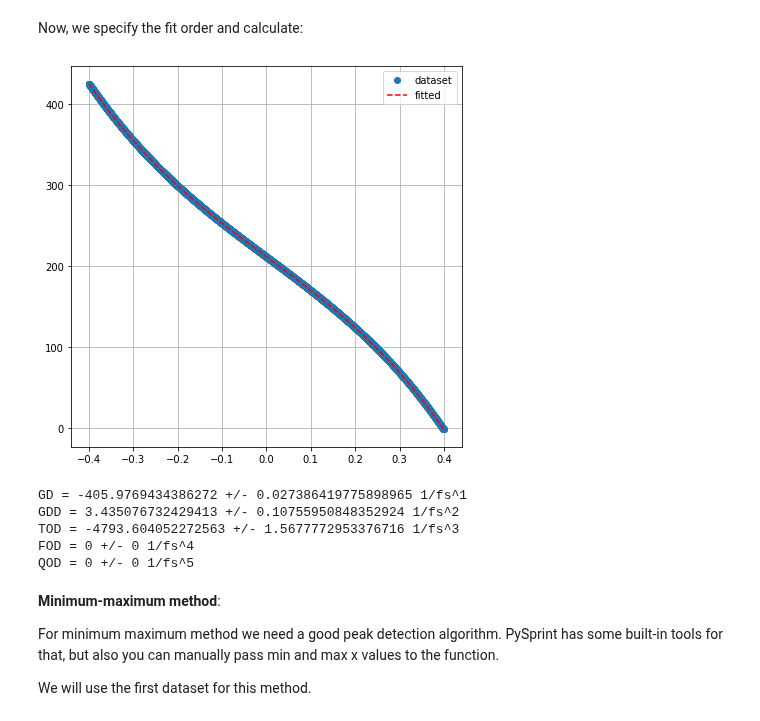
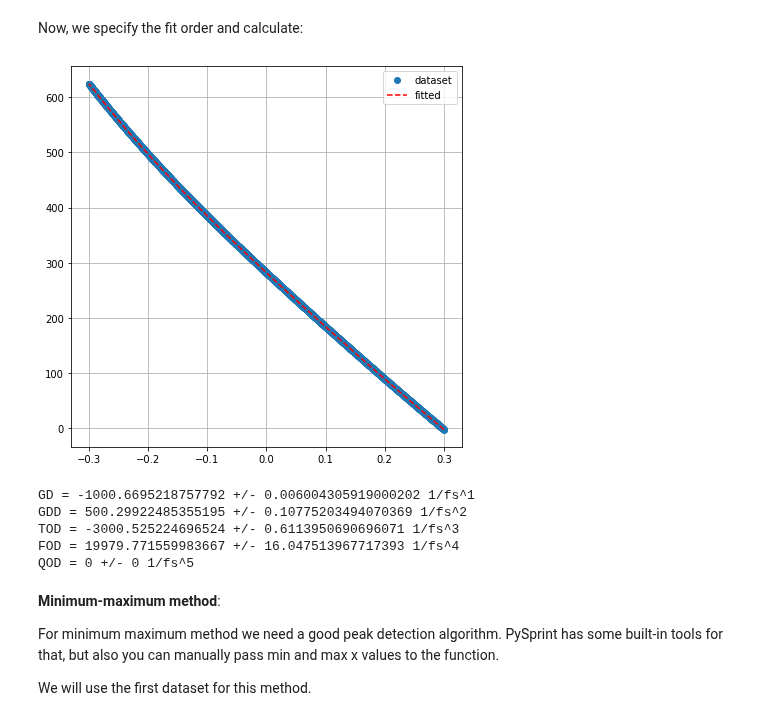
Before and after one commit to Ptrskay3/PySprint, a Jupyter notebook: doc/Methods.ipynb, the cells around one changed output. Drawn from its saved outputs; the diff is of its cells as text; code cells hidden in the pictures.

```diff
--- a/doc/Methods.ipynb
+++ b/doc/Methods.ipynb
@@ -56,7 +56,7 @@ mycosfit.plot_result() # the fit fails, parameters need to be tweaked.
 # %% [markdown]
 Let's generate another spectrogram for **Fourier method**..  It doesn't require the spectrum to be normalized and we need higher delay.
 # %%
-h = Generator(2, 2.8, 2.4, delay = 90000, pulseWidth = 25, GD = -200, TOD = 5000)
+h = Generator(2.2, 2.8, 2.5, delay = 150000, GDD = -500, TOD = 3000, FOD = -20000, pulseWidth = 25)
 h.generate_freq()
 a, b = h.unpack()
 
@@ -86,13 +86,13 @@ myfourier.show()
 # %% [markdown]
 Now, we specify the fit order and calculate:
 # %%
-dispersion, dispersion_std, fit_report = myfourier.calculate(fit_order = 3, reference_point = 2.4, show_graph = True)
+dispersion, dispersion_std, fit_report = myfourier.calculate(fit_order = 4, reference_point = 2.5, show_graph = True)
 # %% [output]
-[figure, old version]
+[figure, new version]
-GD = -405.9769434386272 +/- 0.027386419775898965 1/fs^1
-GDD = 3.435076732429413 +/- 0.10755950848352924 1/fs^2
-TOD = -4793.604052272563 +/- 1.5677772953376716 1/fs^3
-FOD = 0 +/- 0 1/fs^4
+GD = -1000.6695218757792 +/- 0.006004305919000202 1/fs^1
+GDD = 500.29922485355195 +/- 0.10775203494070369 1/fs^2
+TOD = -3000.525224696524 +/- 0.6113950690696071 1/fs^3
+FOD = 19979.771559983667 +/- 16.047513967717393 1/fs^4
 QOD = 0 +/- 0 1/fs^5
 # %% [markdown]
 **Minimum-maximum method**:
```
Also changed, not shown: parts of 14 cells of this notebook, 1 other file.
